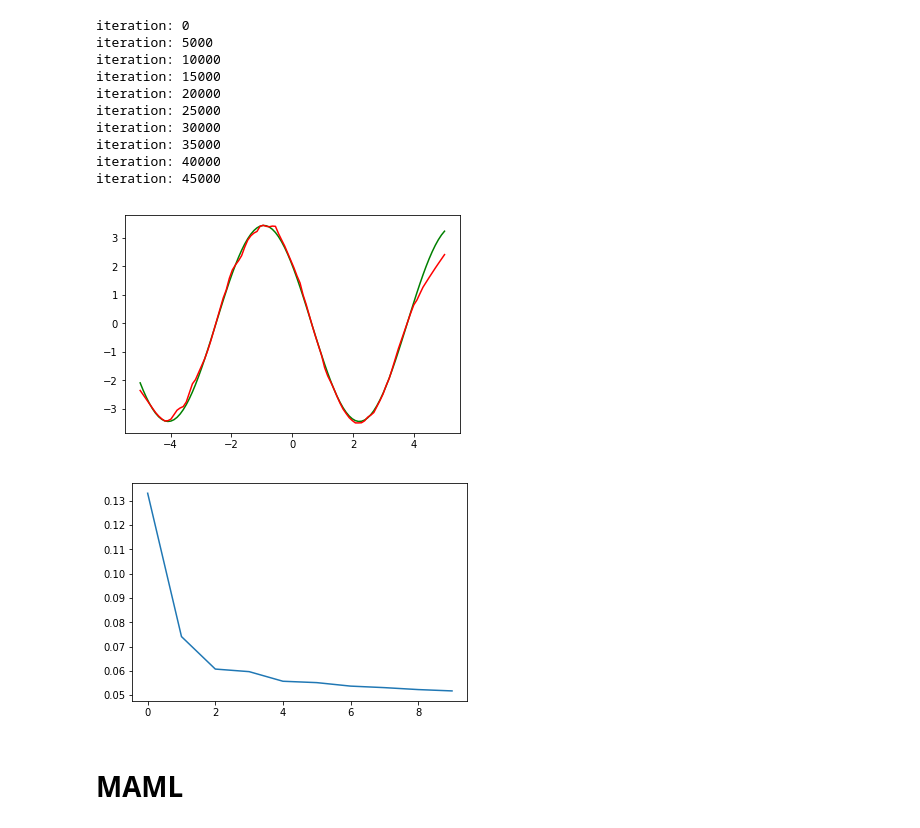
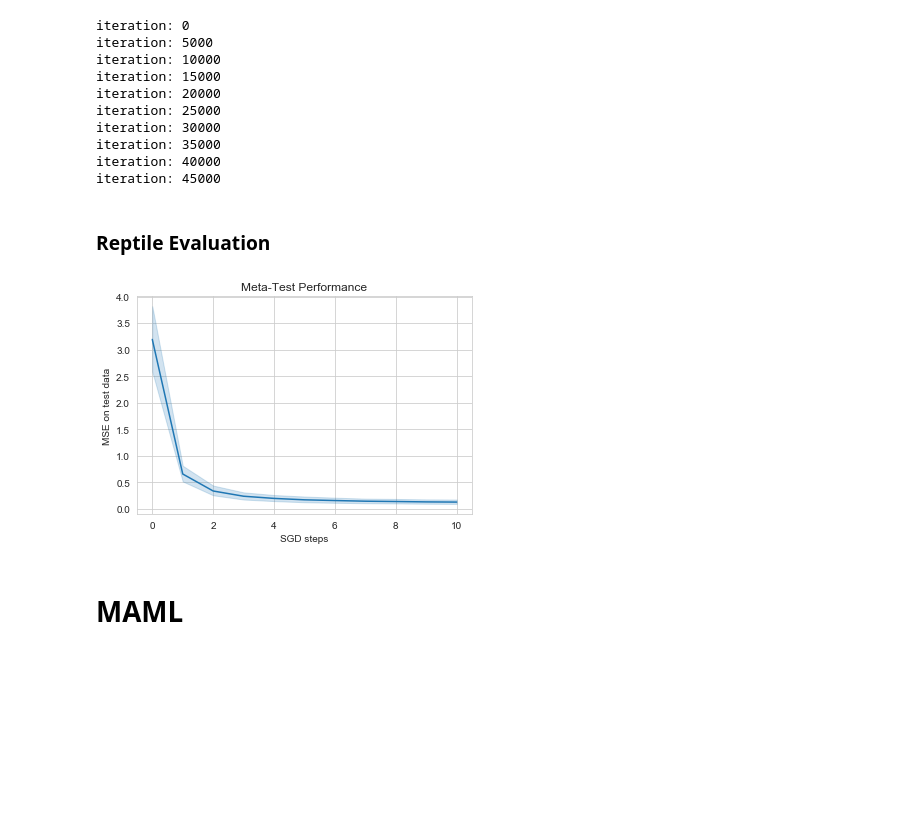
Before and after one commit to qwellens/meta_learning_project, a Jupyter notebook: INS(P)ECT_sinewaves.ipynb, the cells around one changed output. Saved outputs shown, nothing was run; the diff lists cells and outputs as text; code cells hidden in the pictures; blank space fills up the shorter version.

Commit message:
add some visualization to inspect for sinewaves

```diff
--- a/INS(P)ECT_sinewaves.ipynb
+++ b/INS(P)ECT_sinewaves.ipynb
@@ -7,6 +7,9 @@ import torch.nn.functional as F
 import random
 import copy
 from torch.autograd import Variable as V
+import seaborn as sns
+import pandas as pd
+sns.set_style('whitegrid')
 # %% [markdown]
 # Data generation
 # %% [markdown]
@@ -109,3 +160,7 @@ class Net(nn.Module):
+# %%
+def mse_vs_sgdstep(data):
+    df = pd.DataFrame(data).melt(var_name="SGD steps", value_name="MSE on test data")
+    sns.lineplot(x="SGD steps", y="MSE on test data", data=df, ci=95).set_title("Meta-Test Performance")
 # %% [markdown]
 # Reptile Meta-Learning Algorithm
 # %%
@@ -174,44 +231,14 @@ iteration: 30000
 iteration: 35000
 iteration: 40000
 iteration: 45000
-# %%
-def inner_train(model, task, optimizer):
-    optimizer.zero_grad()
-    x, y = task.mini_train_set()
-    predicted = model(x)
-    loss = F.mse_loss(predicted, y)
-    loss.backward()
-    optimizer.step()
-
-def eval(model):
-    test_task = SineWave()
-#     xtest, ytest = test.mini_test_set()
-    xeval, yeval = test_task.eval_set(size=100)
-
-    model = copy.deepcopy(model)
-    optim = torch.optim.SGD(model.parameters(), lr=0.01)
-    losses = []
-
-    for i in range(10):
-        inner_train(model, test_task, optim)
-        predicted = model(xeval)
-        losses.append(F.mse_loss(predicted, yeval).item())
-
-    xplot = xeval.numpy()
-    yplot = yeval.numpy()
-    predicted_plot = predicted.detach().numpy()
-
-    plt.plot(xplot, yplot, 'g', label="ground truth")
-    plt.plot(xplot, predicted_plot, 'r', label="predicted")
-    plt.show()
-
-    plt.plot(losses)
-    plt.show()
-# %%
-eval(reptile_model)
-# %% [output]
-[figure, removed]
-[figure, removed]
+# %% [markdown]
+### Reptile Evaluation
+# %%
+data = eval(reptile_model)
+# %%
+mse_vs_sgdstep(data)
+# %% [output]
+[figure, added]
 # %% [markdown]
 # MAML
 # %%
```
Also changed, not shown: parts of 8 cells of this notebook.
